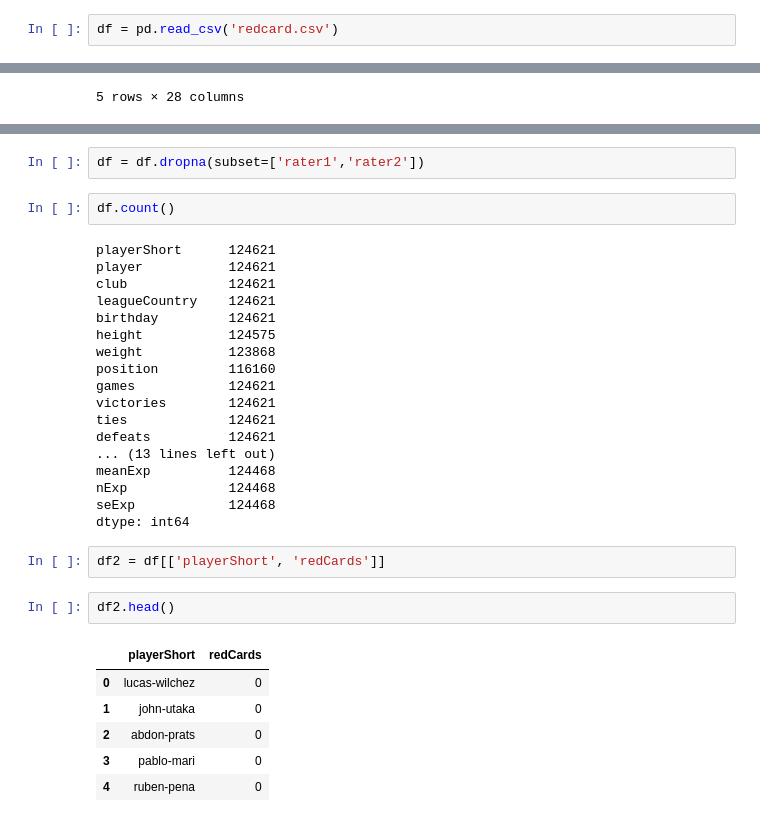
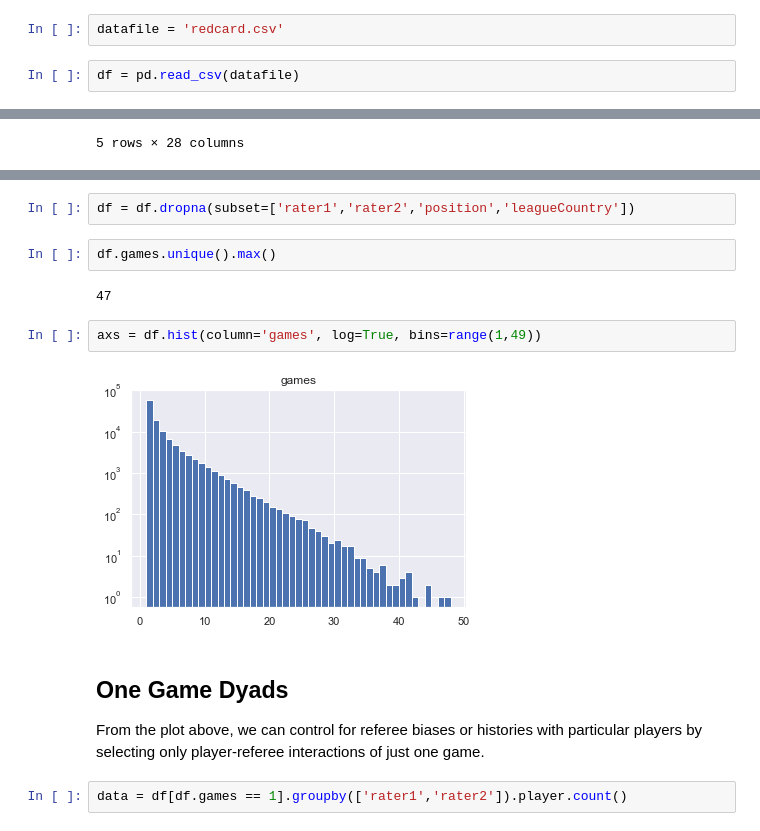
Before and after one commit to gadamc/datachallenges, a Jupyter notebook: week8/AdamCox_week8challenge.ipynb, the cells around one changed output, grey strips where cells are left out. Saved outputs shown, nothing was run; the diff lists cells and outputs as text.

```diff
--- a/week8/AdamCox_week8challenge.ipynb
+++ b/week8/AdamCox_week8challenge.ipynb
@@ -13,5 +85,7 @@ import pandas as pd
+# %%
+datafile = 'redcard.csv'
 # %%
-df = pd.read_csv('redcard.csv')
+df = pd.read_csv(datafile)
 # %%
 df.head()
 # %% [output]
@@ -45,33 +99,16 @@ dtype: int64
 # %%
-df = df.dropna(subset=['rater1','rater2'])
+df = df.dropna(subset=['rater1','rater2','position','leagueCountry'])
-# %%
-df.count()
-# %% [output]
-playerShort      124621
-player           124621
-club             124621
-leagueCountry    124621
-birthday         124621
-height           124575
-weight           123868
-position         116160
-games            124621
-victories        124621
-ties             124621
-defeats          124621
-... (13 lines left out)
-meanExp          124468
-nExp             124468
-seExp            124468
-dtype: int64
-# %%
-df2 = df[['playerShort', 'redCards']]
-# %%
-df2.head()
-# %% [output]
-|  | playerShort | redCards |
-| 0 | lucas-wilchez | 0 |
-| 1 | john-utaka | 0 |
-| 2 | abdon-prats | 0 |
-| 3 | pablo-mari | 0 |
-| 4 | ruben-pena | 0 |
+# %%
+df.games.unique().max()
+# %% [output]
+47
+# %%
+axs = df.hist(column='games', log=True, bins=range(1,49))
+# %% [output]
+[figure, added]
+# %% [markdown]
+## One Game Dyads
+
+From the plot above, we can control for referee biases or histories with particular players by selecting only player-referee interactions of just one game.
+# %%
+data = df[df.games == 1].groupby(['rater1','rater2']).player.count()
```
Also changed, not shown: parts of 32 cells of this notebook.
